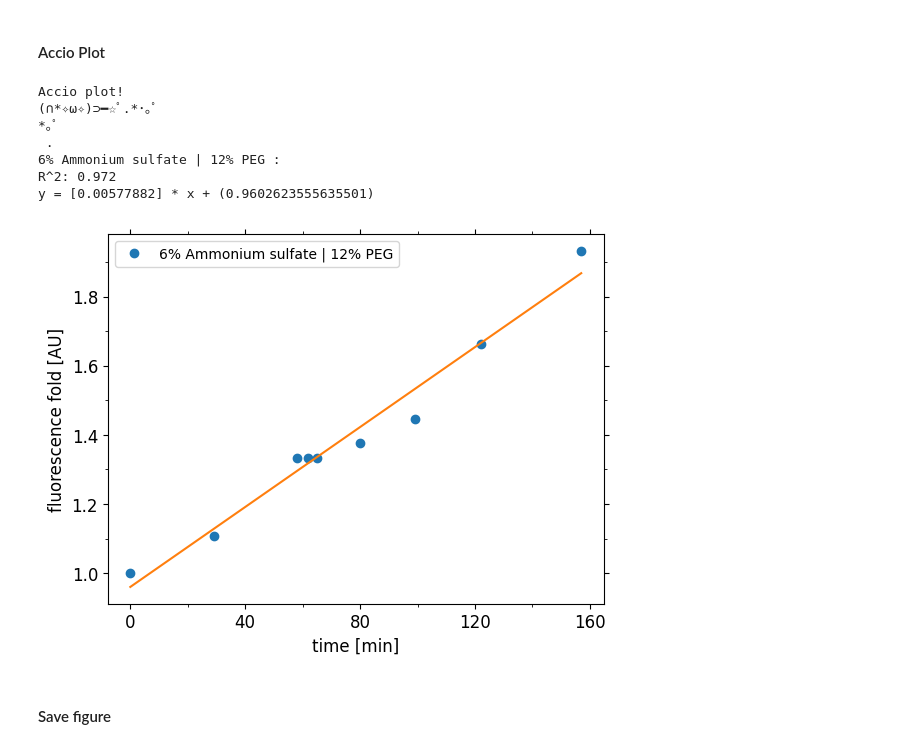
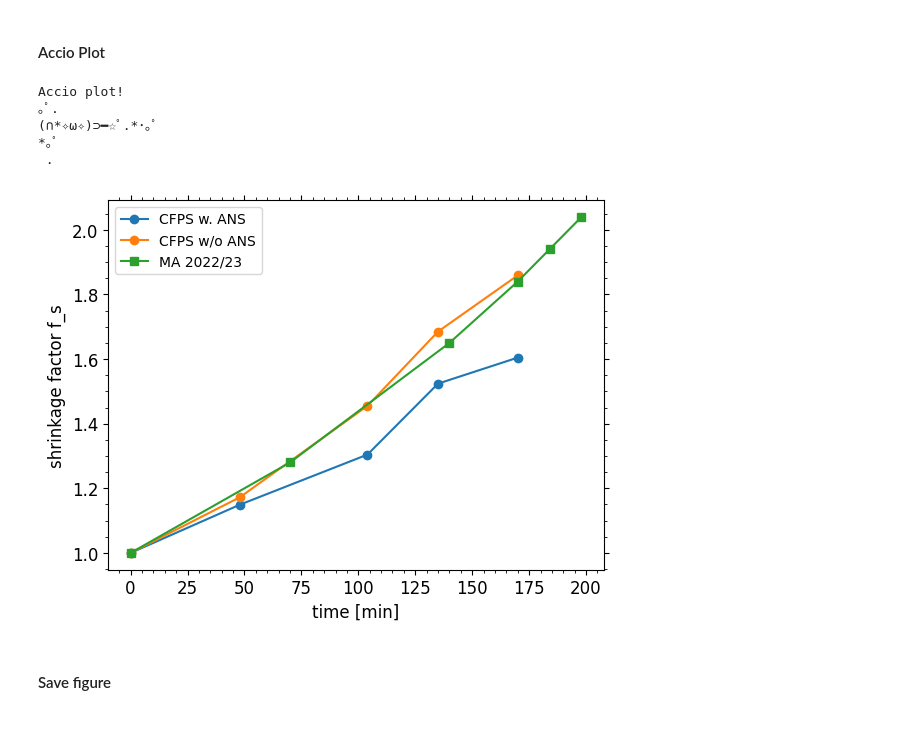
Before and after one commit to cfsb618/Harry-Plotter, a Jupyter notebook: wand.ipynb, the cells around one changed output. Cells and saved outputs as stored; diff of their text form; code cells hidden in the pictures.

```diff
--- a/wand.ipynb
+++ b/wand.ipynb
@@ -45,7 +45,7 @@ spellbook.df
 # %% [markdown]
 #### Display data selection
 # %%
-n = 0
+n = 1
 spells = dp.Data(how_many_datasets_to_display, data_organised_in_rows_or_columns)
 spells.get_data(spellbook.df, first_cell, last_cell)
 spells.data_table
@@ -63,7 +80,7 @@ spells.delete_nans()
 # copy for each dataset you want to display
 
 spells.ydata[n]["marker"] = "o"  # alternatives: "x", "^", "v", "s", "o"
-spells.ydata[n]["linestyle"] = ""  # alternatives: "dotted", "dashdot", "dashed" or "" for no line
+spells.ydata[n]["linestyle"] = "solid"  # alternatives: "solid", "dotted", "dashdot", "dashed" or "" for no line
 spells.ydata[n]["color"] = None  # "None" for default colors, alternative: hexcolors or names (hence "green")
 spells.ydata[n]["regression"] = None  # None for no regression, "True" for linear regression
 
@@ -71,18 +97,29 @@ n += 1  # do not change
+# %%
+# copy for each dataset you want to display
+
+spells.ydata[n]["marker"] = "s"  # alternatives: "x", "^", "v", "s", "o"
+spells.ydata[n]["linestyle"] = "solid"  # alternatives: "solid", "dotted", "dashdot", "dashed" or "" for no line
+spells.ydata[n]["color"] = None  # "None" for default colors, alternative: hexcolors or names (hence "green")
+spells.ydata[n]["regression"] = None  # None for no regression, "True" for linear regression
+
+n += 1  # do not change
 # %% [markdown]
 #### Cast: specify the properties of the general plot
 # %%
 # specify the properties of the general plot
 plot_properties = {
-    "figname" : "fluorescence fold droplet 11",
+    "figname" : "droplet shrinkage",
     "formats" : ["svg", "png"],  # "svg", "png", "jpeg", "bmp"
     "xlabel" : "time [min]",
-    "ylabel" : "fluorescence fold [AU]",
+    "ylabel" : "shrinkage factor f_s",
     "x-range" : [None, None],  # [None, None] for default, otherwise [startvalue, endvalue]
     "y-range" : [None, None],
-    "x-ticks" : 5,  # specify number of labeld major ticks on each axis, None is automode
+    "x-ticks" : None,  # specify number of labeld major ticks on each axis, None is automode
     "y-ticks" : None,
-    "x-minor" : 2,  # specify number of minor ticks between major ticks, 2 or 5 is best, None is automode
-    "y-minor" : 2,''
+    "x-minor" : None,  # specify number of minor ticks between major ticks, 2 or 5 is best, None is automode
+    "y-minor" : None,
+    "xaxis-type": "lin",  # can be set to "lin" or "log"
+    "yaxis-type": "lin",
     "fontsizefactor" : 1.2
 }
 # %% [markdown]
@@ -104,41 +141,47 @@ for data in spells.ydata:
     ax.plot(dataset["xdata"], dataset["data"],
             marker = dataset["marker"], linestyle = dataset["linestyle"], color = dataset["color"], label = dataset["name"])
 
     # check for regression
     if dataset["regression"] is True:
         reg = dp.Regression()
         y_pred, m, c = reg.linreg(dataset["xdata"].values.reshape(-1, 1), dataset["data"].values, dataset["name"], do_linreg = True)
         ax.plot(spells.ydata[0]["xdata"], y_pred, color = dataset["color"])
 
 
 # adjust plot
 ax.set_xlabel(hp.pp["xlabel"])
 ax.set_ylabel(hp.pp["ylabel"])
 ax.xaxis.set_ticks_position('both')
 ax.yaxis.set_ticks_position('both')
+
+xt, yt = hp.set_lin_log()
+ax.set_xscale(xt)
+ax.set_yscale(yt)
+
 if hp.pp["xtick_number"] is not None:
     ax.xaxis.set_major_locator(hp.pp["xtick_number"])
 if hp.pp["ytick_number"] is not None:
     ax.yaxis.set_major_locator(hp.pp["ytick_number"])
-if hp.pp["x-minor"] is not None:
-    ax.xaxis.set_minor_locator(AutoMinorLocator(hp.pp["x-minor"]))
-if hp.pp["y-minor"] is not None:
-    ax.yaxis.set_minor_locator(AutoMinorLocator(hp.pp["y-minor"]))
+
+xminor, yminor = hp.minor_locator()
+if hp.pp["xaxis-type"] != "log":
+    ax.xaxis.set_minor_locator(AutoMinorLocator(xminor))
+if hp.pp["yaxis-type"] != "log":
+    ax.yaxis.set_minor_locator(AutoMinorLocator(yminor))
+
 ax.yaxis.label.set_size(10*hp.pp["fontsizefactor"])
 ax.xaxis.label.set_size(10*hp.pp["fontsizefactor"])
 ax.tick_params(axis="x", labelsize = 10*hp.pp["fontsizefactor"])
 ax.tick_params(axis="y", labelsize = 10*hp.pp["fontsizefactor"])
 
 legend = ax.legend()
 # %% [output]
 Accio plot!
+｡ﾟ.
 (∩*✧ω✧)⊃━☆ﾟ.*･｡ﾟ
 *｡ﾟ
  .
-6% Ammonium sulfate | 12% PEG :
-R^2: 0.972
-y = [0.00577882] * x + (0.9602623555635501)
-[figure, old version]
+[figure, new version]
 # %% [markdown]
 #### Save figure
 # %%
```
Also changed, not shown: parts of 11 cells of this notebook, 2 other files.
